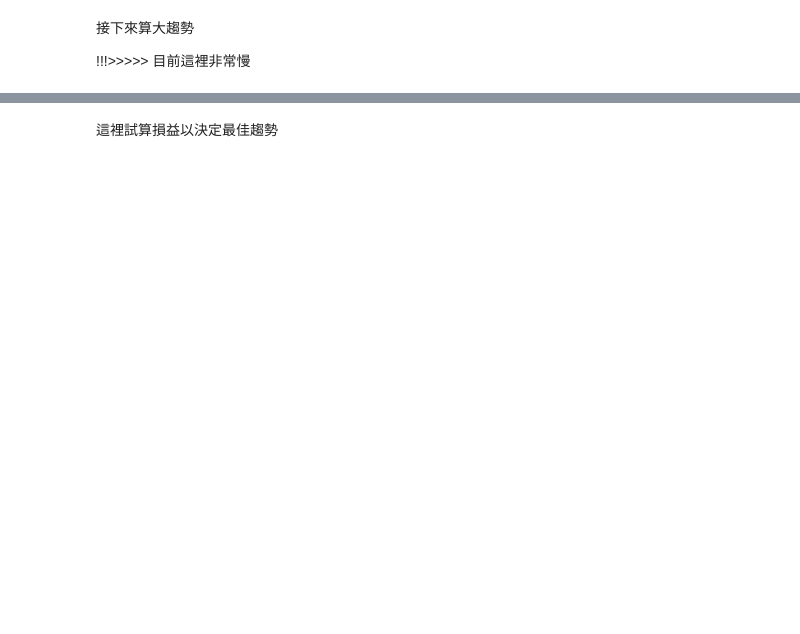
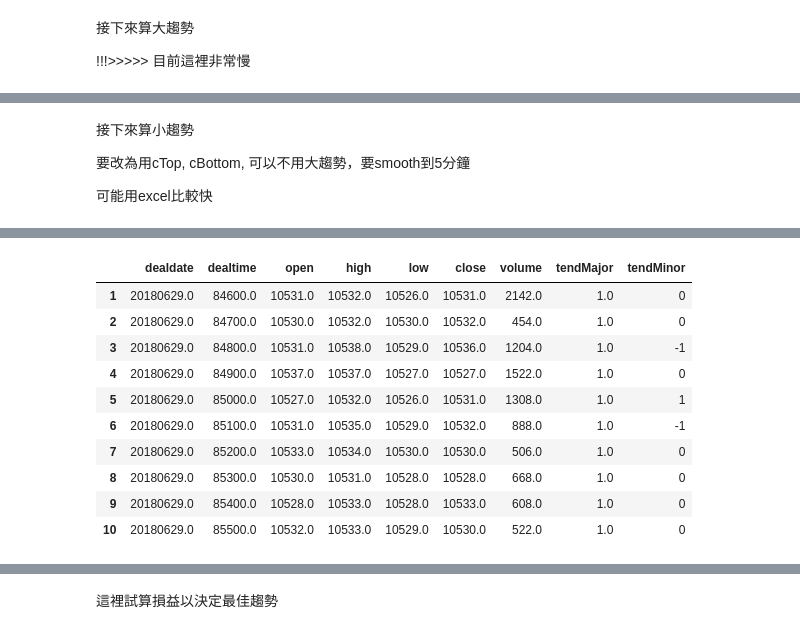
Before and after one commit to maochaokuo/pyKerasGA1, a Jupyter notebook: twfutures1.ipynb, the cells around one changed output, grey strips where cells are left out. Drawn from its saved outputs; the diff is of its cells as text; code cells hidden in the pictures; blank space fills up the shorter version.

```diff
--- a/twfutures1.ipynb
+++ b/twfutures1.ipynb
@@ -269,0 +628,67 @@ l=6890
+# %% [markdown]
+接下來算小趨勢
+
+要改為用cTop, cBottom, 可以不用大趨勢，要smooth到5分鐘
+
+可能用excel比較快
+# %%
+
+print(datetime.datetime.now(tz))
+curdate=20101010 #datetime.datetime(2000, 1, 1).date() #'20000101'
+pre2index=-1
+preindex=-1
+pre2high=-1.0
+pre2low=-1.0
+prehigh=-1.0
+prelow=-1.0
+l=0
+df['tendMinor']=0
+for index, row in df.iterrows():
+    if row['dealdate']=='dealdate':
+        continue
+    if row['dealdate'] > curdate: ## change date
+        pre2index = -1
+        preindex = -1
+        pre2high=-1.0
+        pre2low=-1.0
+        prehigh=-1.0
+        prelow=-1.0
+    curdate=row['dealdate']
+    tendMinor = 0
+    #print(pre2high)
+    #print(pre2low)
+    #print(prehigh)
+    #print(prelow)
+    if pre2high>0 and pre2low>0 and prehigh>0 and prelow>0:
+        if prehigh > pre2high and prehigh >float(row['high']): #local high at prerow
+            tendMinor = -1
+        if prelow < pre2low and prelow <float( row['low']): #local low at prerow
+            if tendMinor!=0:
+                tendMinor = 0
+            else:
+                tendMinor = 1
+    #print('1 preindex='+str(preindex))
+    if preindex>0:
+        #print('prerow not none')
+        df.at[preindex,'tendMinor']=tendMinor
+    #else:
+    #  print('prerow none')
+    # before end of for
+    pre2index = preindex
+    preindex = index
+    #print('2 preindex='+str(preindex))
+    pre2high=prehigh
+    pre2low=prelow
+    try:
+        prehigh=float(row['high'])
+        prelow=float(row['low'])
+    except:
+        print(row)
+        break
+    l=l+1
+    #if l>300:
+    #  break
+print('l='+str(l))
+print(datetime.datetime.now(tz))  # about 14 seconds
+df.head(10)
+# %% [output]
@@ -270 +698,12 @@ l=6890
+|  | dealdate | dealtime | open | high | low | close | volume | tendMajor | tendMinor |
+| 1 | 20180629.0 | 84600.0 | 10531.0 | 10532.0 | 10526.0 | 10531.0 | 2142.0 | 1.0 | 0 |
+| 2 | 20180629.0 | 84700.0 | 10530.0 | 10532.0 | 10530.0 | 10532.0 | 454.0 | 1.0 | 0 |
+| 3 | 20180629.0 | 84800.0 | 10531.0 | 10538.0 | 10529.0 | 10536.0 | 1204.0 | 1.0 | -1 |
+| 4 | 20180629.0 | 84900.0 | 10537.0 | 10537.0 | 10527.0 | 10527.0 | 1522.0 | 1.0 | 0 |
+| 5 | 20180629.0 | 85000.0 | 10527.0 | 10532.0 | 10526.0 | 10531.0 | 1308.0 | 1.0 | 1 |
+| 6 | 20180629.0 | 85100.0 | 10531.0 | 10535.0 | 10529.0 | 10532.0 | 888.0 | 1.0 | -1 |
+| 7 | 20180629.0 | 85200.0 | 10533.0 | 10534.0 | 10530.0 | 10530.0 | 506.0 | 1.0 | 0 |
+| 8 | 20180629.0 | 85300.0 | 10530.0 | 10531.0 | 10528.0 | 10528.0 | 668.0 | 1.0 | 0 |
+| 9 | 20180629.0 | 85400.0 | 10528.0 | 10533.0 | 10528.0 | 10533.0 | 608.0 | 1.0 | 0 |
+| 10 | 20180629.0 | 85500.0 | 10532.0 | 10533.0 | 10529.0 | 10530.0 | 522.0 | 1.0 | 0 |
 # %%
```
Also changed, not shown: parts of 55 cells of this notebook.
